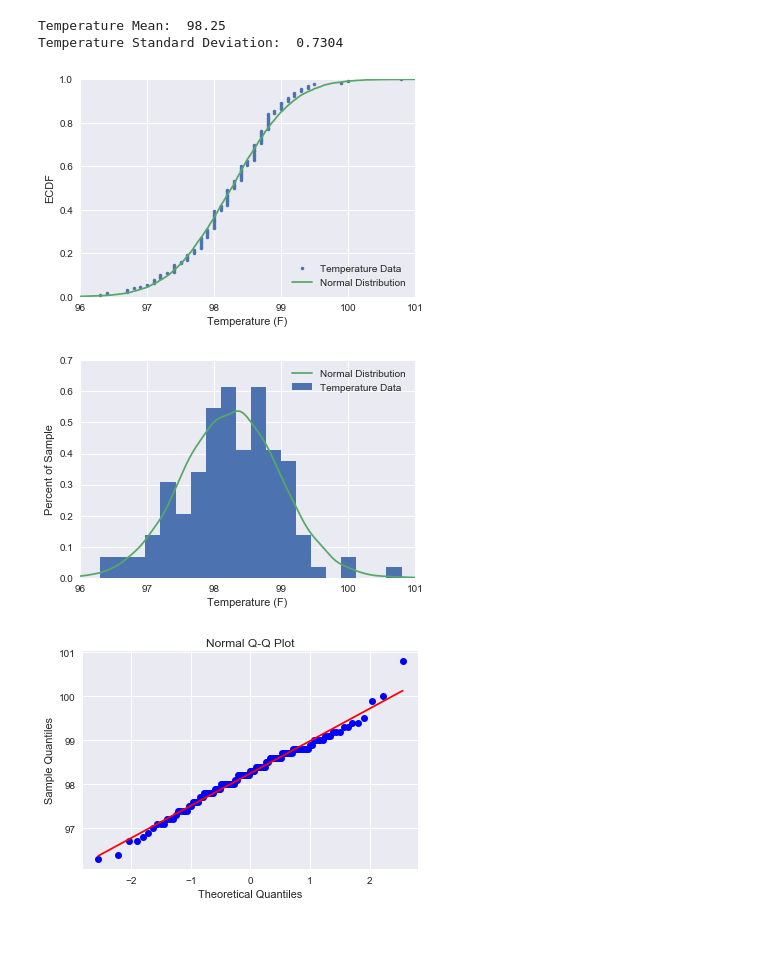
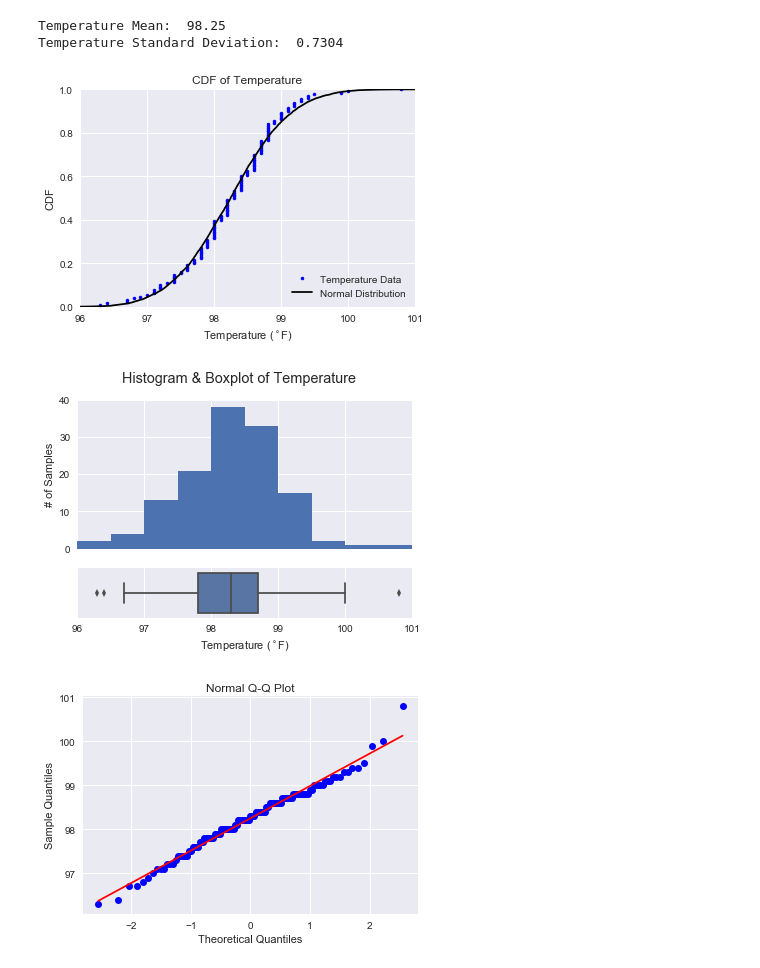
Before and after one commit to milesin3d/Springboard-MiniProjects, a Jupyter notebook: Human Body Temperature/sliderule_dsi_inferential_statistics_exercise_1.ipynb, the cells around one changed output. Cells and saved outputs as stored; diff of their text form; code cells hidden in the pictures; blank space fills up the shorter version.

```diff
--- a/Human Body Temperature/sliderule_dsi_inferential_statistics_exercise_1.ipynb
+++ b/Human Body Temperature/sliderule_dsi_inferential_statistics_exercise_1.ipynb
@@ -140,8 +140,7 @@ Temperature Mean:  98.25
 Temperature Standard Deviation:  0.7304
 # %%
 # sample a normal distribution
-
-temp_samp = np.random.normal(temp_mean, temp_std, size = 10000)
+temp_samp = np.random.normal(temp_mean_obs, temp_std_obs, size = 10000)
 # %%
 # ecdf function
 
@@ -157,32 +156,49 @@ def cdf(data):
 # %%
 # ecdf plot
 
 x , y = cdf(df.temperature)
 x_norm , y_norm = cdf(temp_samp)
 
-plt.plot(x, y, marker='.', linestyle='none')
-plt.plot(x_norm, y_norm)
+plt.plot(x, y,
+         marker='.',
+         linestyle='none',
+         color='blue')
+
+plt.plot(x_norm, y_norm,
+         color='black')
 
 _ = plt.xlim(96, 101)
 _ = plt.ylim(0, 1)
-_ = plt.xlabel('Temperature (F)')
-_ = plt.ylabel('ECDF')
+_ = plt.xlabel('Temperature ($^\circ$F)')
+_ = plt.ylabel('CDF')
 _ = plt.legend(['Temperature Data','Normal Distribution'], loc=4)
+_ = plt.title('CDF of Temperature')
 # %% [output]
-[figure, old version]
+[figure, new version]
 # %%
-# histogram plot
+# histogram & box plot
+
+temp_bins = np.arange(96, 102, 0.5)
 
 sns.set()
-plt.hist(df.temperature, bins=20, normed=True, label='Temperature Data')
-sns.distplot(x_norm, hist=False, label='Normal Distribution')
+
+f, (ax1, ax2) = plt.subplots(2,1, sharex=True, gridspec_kw={"height_ratios": (.75, .25)})
+
+ax1.hist(df.temperature,
+         bins=temp_bins,
+         normed=False,
+         label='Temperature Data',
+         align='mid')
+
+sns.boxplot(df.temperature,
+            ax=ax2)
 
 _ = plt.xlim(96, 101)
-_ = plt.ylim(0, 0.7)
-_ = plt.xlabel('Temperature (F)')
-_ = plt.ylabel('Percent of Sample')
+_ = ax2.set(xlabel='Temperature ($^\circ$F)')
+_ = ax1.set(ylabel='# of Samples')
+_ = f.suptitle('Histogram & Boxplot of Temperature')
 # %% [output]
-[figure, old version]
+[figure, new version]
 # %%
 ## q-q plot
 
```
Also changed, not shown: parts of 19 cells of this notebook.
